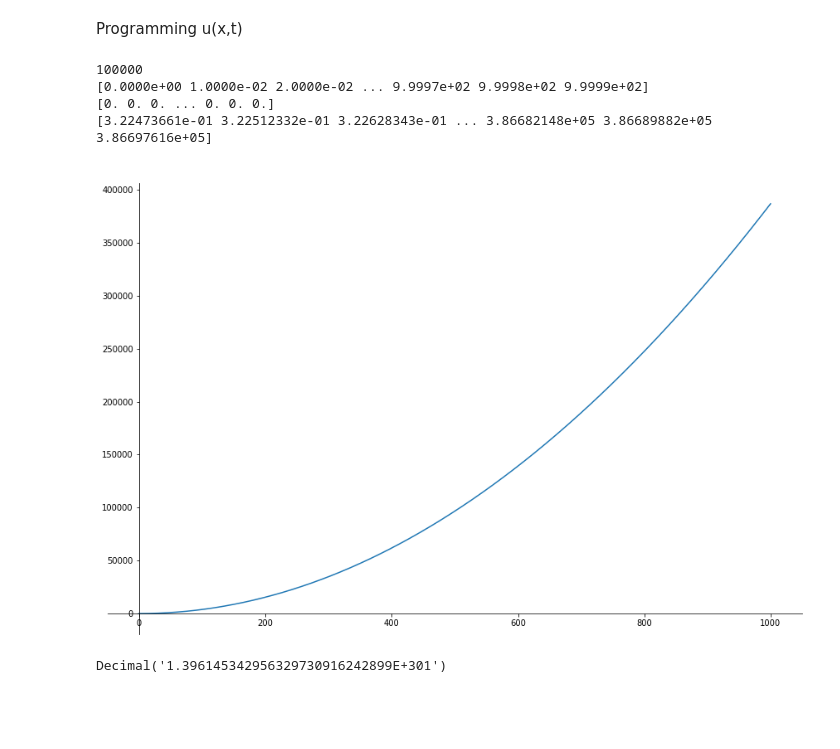
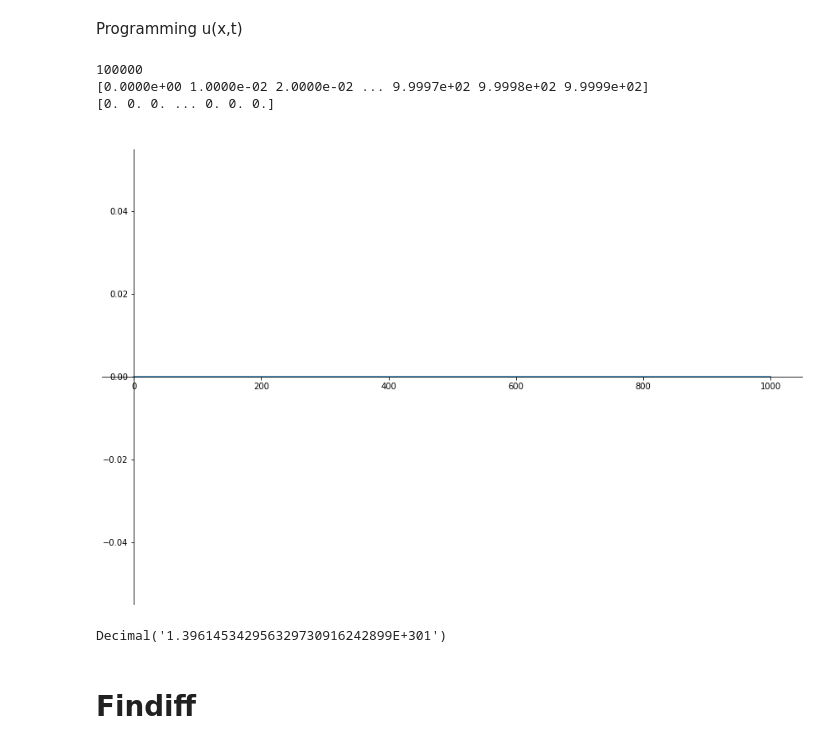
Before and after one commit to HIDDENDEN/Explosive_solutions, a Jupyter notebook: Explode_solutuions.ipynb, the cells around one changed output. Saved outputs shown, nothing was run; the diff lists cells and outputs as text; code cells hidden in the pictures; blank space fills up the shorter version.

```diff
--- a/Explode_solutuions.ipynb
+++ b/Explode_solutuions.ipynb
@@ -203,40 +209,41 @@ print(TRUE_x)
 
 U = np.zeros(TRUE_array_len)
 print(U)
 
-for i in range(TRUE_array_len):
-  U[i]=calculate_U_in_dot(TRUE_x,i,num_of_sums,t_const)
-print(U)
+# for i in range(TRUE_array_len):
+#   U[i]=calculate_U_in_dot(TRUE_x,i,num_of_sums,t_const)
+# print(U)
 
 
 
 
 
 # X=get_x_array_derive_k_dimension(x,k)
 # Y=get_y_array_derive_k_dimension(y,k)
 
 my_fig_size = 10
 fig = plt.figure(figsize=(my_fig_size+5,my_fig_size))
 
 ax=fig.add_subplot(111)
 
 ax.set_title('  ')
 ax.plot(TRUE_x, U)
 ax.spines['left'].set_position('zero')
 ax.spines['right'].set_color('none')
 ax.spines['bottom'].set_position('zero')
 ax.spines['top'].set_color('none')
 ax.xaxis.set_ticks_position('bottom')
 # ax.set_xlim([0,2.0])
 ax.yaxis.set_ticks_position('left')
 # %% [output]
 100000
 [0.0000e+00 1.0000e-02 2.0000e-02 ... 9.9997e+02 9.9998e+02 9.9999e+02]
 [0. 0. 0. ... 0. 0. 0.]
-[3.22473661e-01 3.22512332e-01 3.22628343e-01 ... 3.86682148e+05 3.86689882e+05 3.86697616e+05]
-[figure, old version]
+[figure, new version]
 # %%
 from decimal import Decimal
 Decimal(math.factorial(171))/88888888
 # %% [output]
 Decimal('1.396145342956329730916242899E+301')
+# %% [markdown]
+# **Findiff**
```
Also changed, not shown: parts of 19 cells of this notebook.
